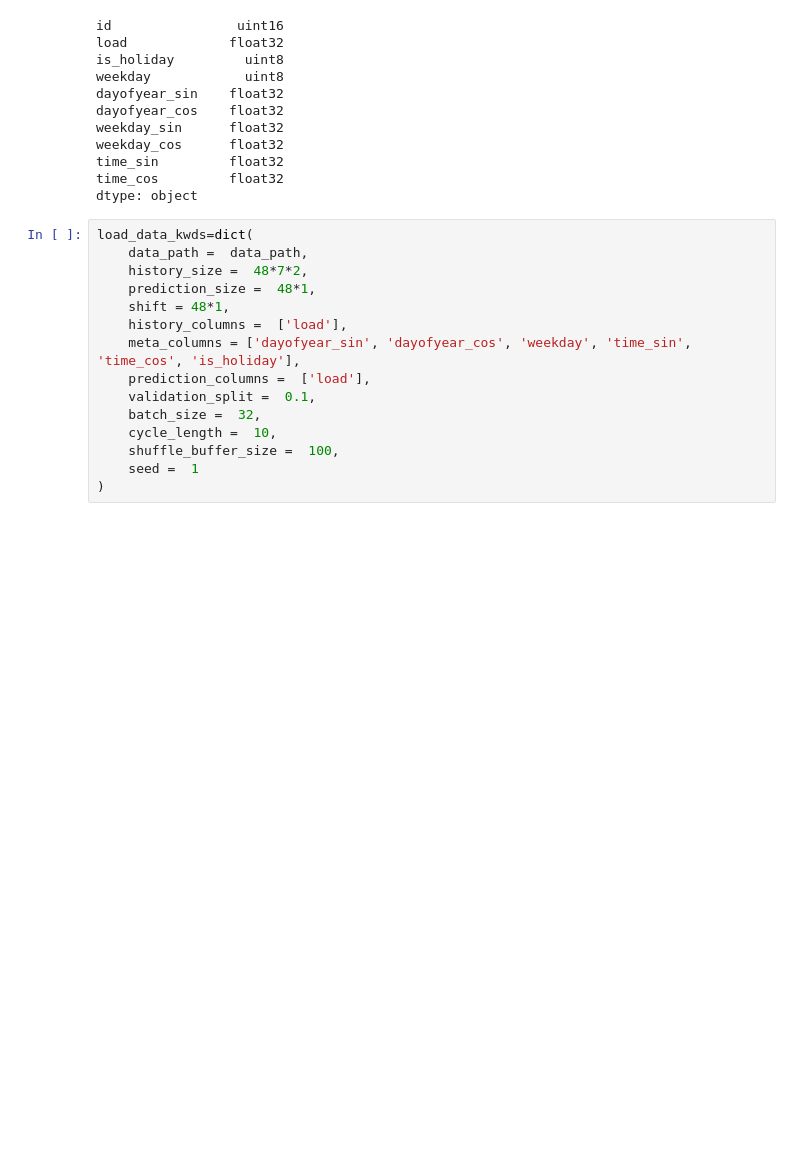
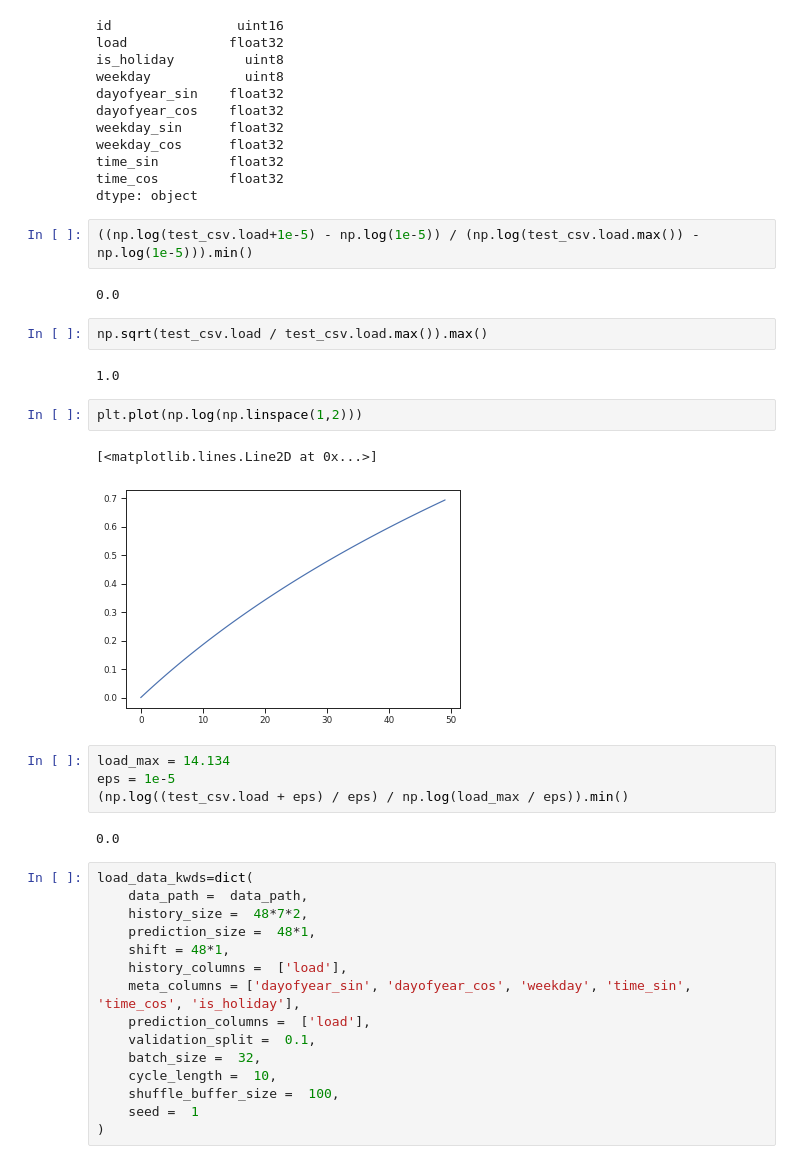
Before and after one commit to MArpogaus/Bernstein-Experiments, a Jupyter notebook: ipynb/load_data.ipynb, the cells around one changed output. Saved outputs shown, nothing was run; the diff lists cells and outputs as text; blank space fills up the shorter version.

```diff
--- a/ipynb/load_data.ipynb
+++ b/ipynb/load_data.ipynb
@@ -223,6 +213,25 @@ weekday_cos      float32
 time_sin         float32
 time_cos         float32
 dtype: object
+# %%
+((np.log(test_csv.load+1e-5) - np.log(1e-5)) / (np.log(test_csv.load.max()) - np.log(1e-5))).min()
+# %% [output]
+0.0
+# %%
+np.sqrt(test_csv.load / test_csv.load.max()).max()
+# %% [output]
+1.0
+# %%
+plt.plot(np.log(np.linspace(1,2)))
+# %% [output]
+[<matplotlib.lines.Line2D at 0x...>]
+[figure, added]
+# %%
+load_max = 14.134
+eps = 1e-5
+(np.log((test_csv.load + eps) / eps) / np.log(load_max / eps)).min()
+# %% [output]
+0.0
 # %%
 load_data_kwds=dict(
     data_path =  data_path,
```
Also changed, not shown: parts of 13 cells of this notebook, 15 other files.
